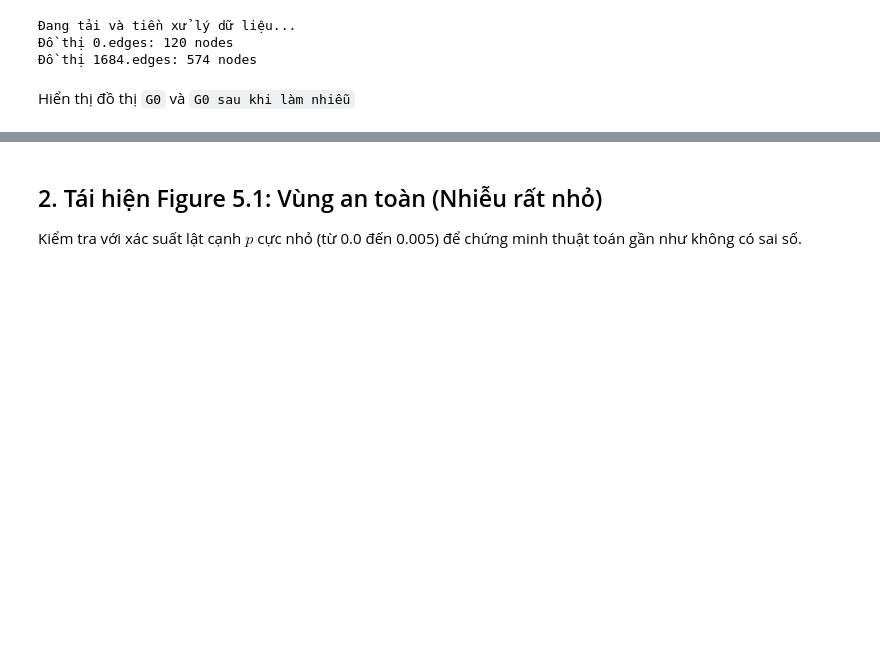
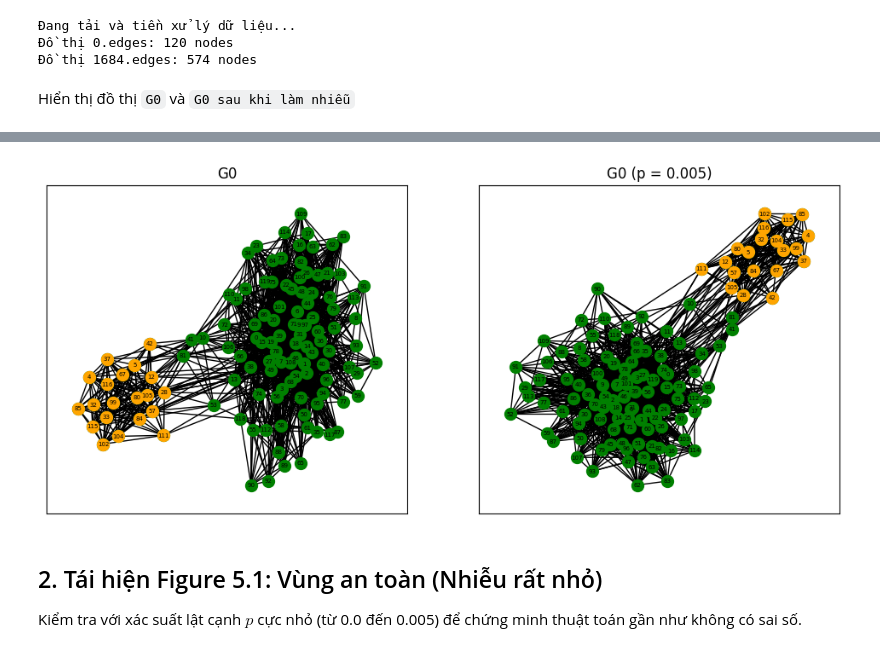
Before and after one commit to FIT-SE23/DataMining-Lab3, a Jupyter notebook: notebooks/01_main_experiments.ipynb, the cells around one changed output, grey strips where cells are left out. Saved outputs shown, nothing was run; the diff lists cells and outputs as text; code cells hidden in the pictures; blank space fills up the shorter version.

```diff
--- a/notebooks/01_main_experiments.ipynb
+++ b/notebooks/01_main_experiments.ipynb
@@ -49,7 +50,7 @@ c1_1684_true, c2_1684_true, _ = spectral_clustering(G_1684)
 Hiển thị đồ thị `G0` và `G0 sau khi làm nhiễu`
 # %%
 def visualize_graph(G, title, idx):
-    _, c2 = spectral_clustering_sc2(G)
+    _, c2, _ = spectral_clustering(G)
 
     plt.subplot(1, 2, idx)
     plt.title(title)
@@ -74,3 +74,4 @@ plt.show()
+[figure, added]
 # %% [markdown]
 ## 2. Tái hiện Figure 5.1: Vùng an toàn (Nhiễu rất nhỏ)
 Kiểm tra với xác suất lật cạnh $p$ cực nhỏ (từ 0.0 đến 0.005) để chứng minh thuật toán gần như không có sai số.
```
Also changed, not shown: parts of 6 cells of this notebook.
